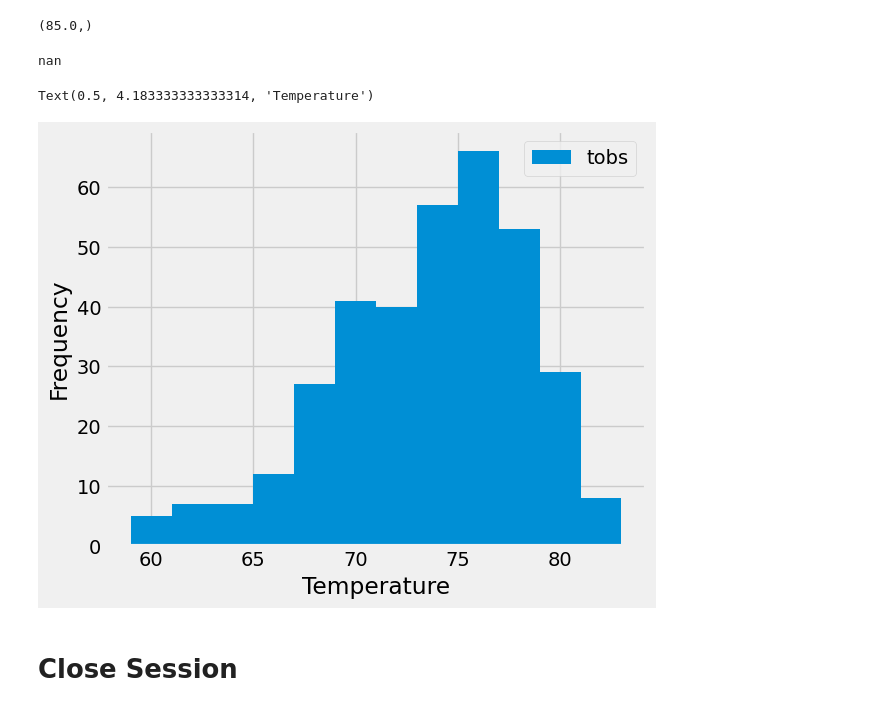
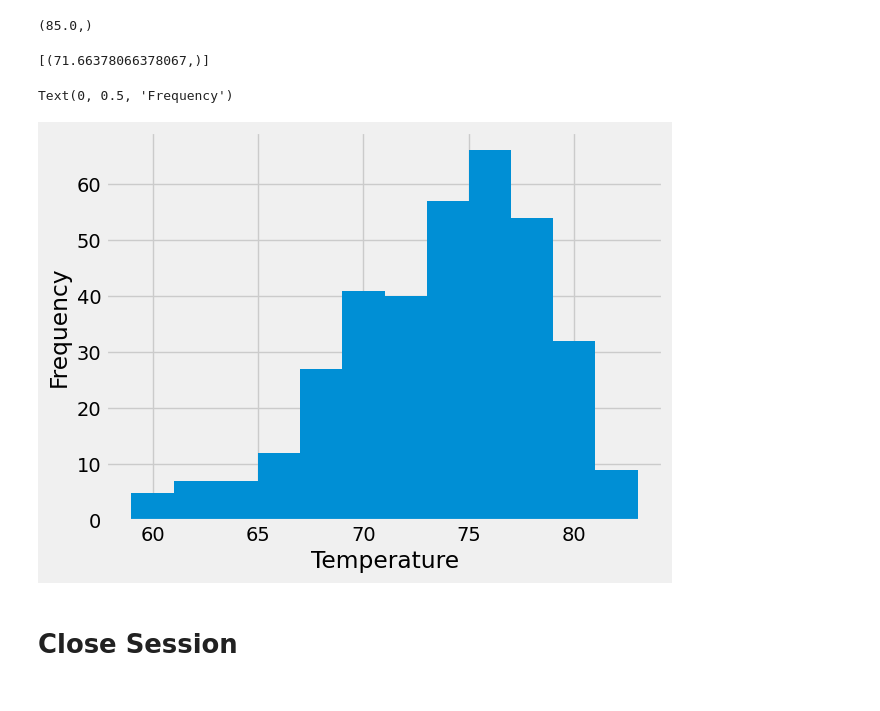
Before and after one commit to DidemBl/sqlalchemy-challenge, a Jupyter notebook: SurfsUp/MS_analysis Code.ipynb, the cells around one changed output. Drawn from its saved outputs; the diff is of its cells as text; code cells hidden in the pictures.

```diff
--- a/SurfsUp/MS_analysis Code.ipynb
+++ b/SurfsUp/MS_analysis Code.ipynb
@@ -148,22 +148,32 @@ from scipy import stats
 from numpy import mean
 # %%
 # Using the most active station id from the previous query calculate the average temperature.
-most_active_temp = session.query(Measurement).\
-filter(Measurement.station == "USC00519281")
-most_active_temp_list=[]
-for measurement in most_active_temp:
-    if type(Measurement.tobs) == int:
-        most_active_temp_list.append(Measurement.tobs)
+session.query(func.avg(Measurement.tobs)).\
+filter(Measurement.station == 'USC00519281').all()
+# %% [output]
+[(71.66378066378067,)]
-# %%
-mean(most_active_temp_list)
-# %% [output]
-nan
 # %%
 # Using the most active station id
 # Query the last 12 months of temperature observation data for this station and plot the results as a histogram
+active_latest = session.query( Measurement.date).\
+filter(Measurement.station == "USC00519281").\
+order_by((Measurement.date).desc()).first()
+active_latest
+query_date_active= query_date = dt.date(2017, 8, 18) - dt.timedelta(days=365)
+query_date_active
+
+
+results_active = results = session.query(Measurement.date, Measurement.tobs).\
+filter(Measurement.date >= query_date_active).\
+filter(Measurement.station == "USC00519281").all()
+results_active_df = pd.DataFrame (results_active, columns=['date','tobs'])
+
+plt.hist(results_active_df['tobs'],bins=12)
+plt.xlabel('Temperature')
+plt.ylabel('Frequency')
 # %% [output]
-Text(0.5, 4.183333333333314, 'Temperature')
+Text(0, 0.5, 'Frequency')
-[figure, old version]
+[figure, new version]
 # %% [markdown]
 # Close Session
 # %%
```
Also changed, not shown: 1 other file.
